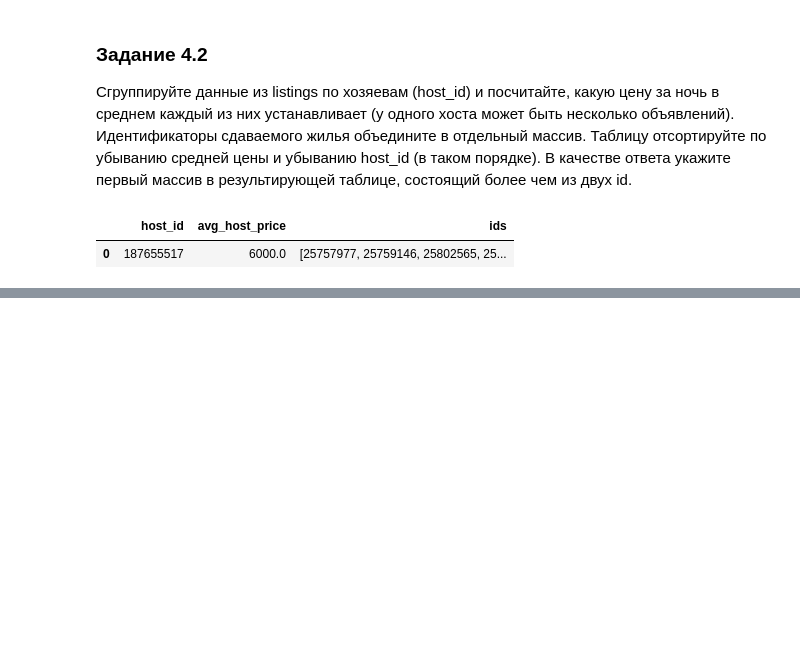
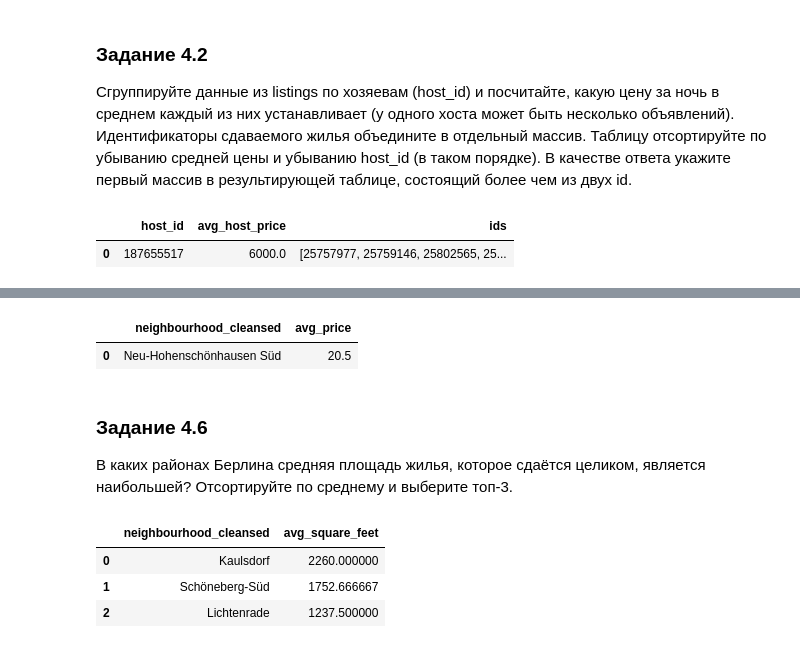
Before and after one commit to aleks-haksly/ClickHouse, a Jupyter notebook: part_4.ipynb, the cells around one changed output, grey strips where cells are left out. Cells and saved outputs as stored; diff of their text form; code cells hidden in the pictures; blank space fills up the shorter version.

```diff
--- a/part_4.ipynb
+++ b/part_4.ipynb
@@ -69,0 +114,38 @@ pd.DataFrame(result, columns=[tuple[0] for tuple in columns])
+# %%
+sql = f"""
+SELECT
+  neighbourhood_cleansed,
+  avg(toFloat32OrNull(replaceRegexpAll(price, '[$,]', ''))) as avg_price
+FROM
+  listings
+GROUP BY neighbourhood_cleansed
+ORDER BY avg_price
+LIMIT 1
+"""
+result, columns = client.execute(sql, with_column_types=True)
+pd.DataFrame(result, columns=[tuple[0] for tuple in columns])
+# %% [output]
+|  | neighbourhood_cleansed | avg_price |
+| 0 | Neu-Hohenschönhausen Süd | 20.5 |
+# %% [markdown]
+### Задание 4.6
+В каких районах Берлина средняя площадь жилья, которое сдаётся целиком, является наибольшей? Отсортируйте по среднему и выберите топ-3.
+# %%
+sql = f"""
+SELECT
+  neighbourhood_cleansed,
+  avg(toFloat32OrNull(square_feet)) as avg_square_feet
+FROM
+  listings
+WHERE room_type = 'Entire home/apt'
+GROUP BY neighbourhood_cleansed
+ORDER BY avg_square_feet DESC
+LIMIT 3
+"""
+result, columns = client.execute(sql, with_column_types=True)
+pd.DataFrame(result, columns=[tuple[0] for tuple in columns])
+# %% [output]
+|  | neighbourhood_cleansed | avg_square_feet |
+| 0 | Kaulsdorf | 2260.000000 |
+| 1 | Schöneberg-Süd | 1752.666667 |
+| 2 | Lichtenrade | 1237.500000 |
```
Also changed, not shown: parts of 9 cells of this notebook.
